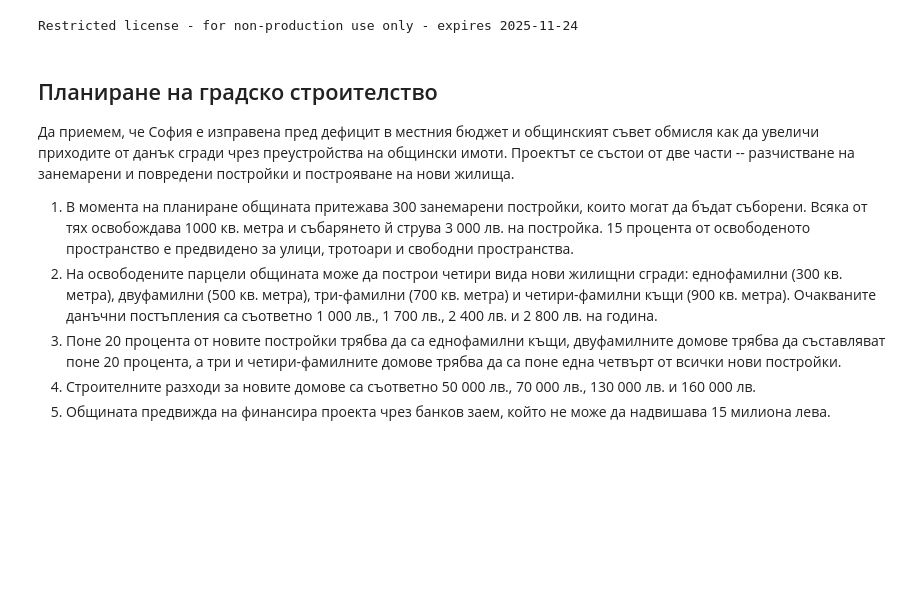
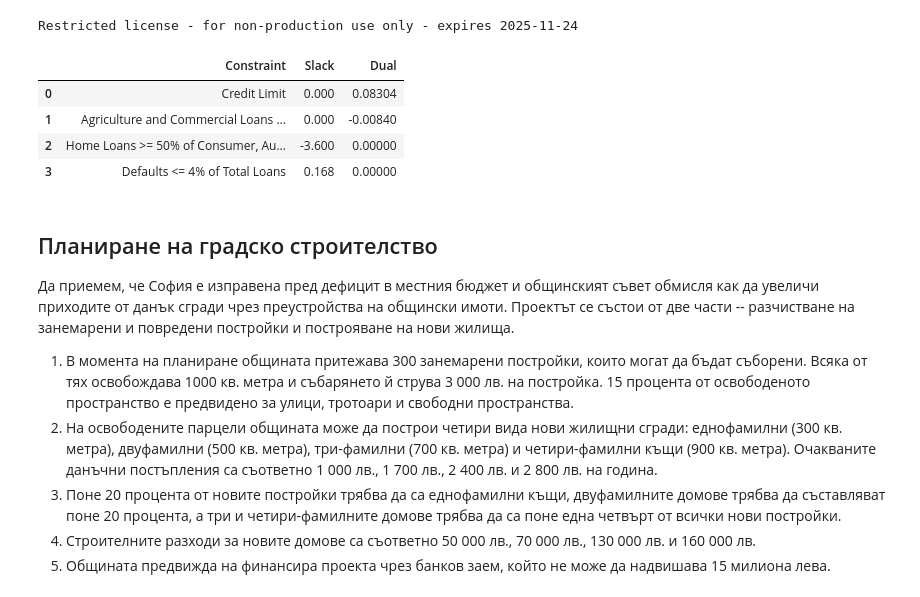
Before and after one commit to febse/opt2024, a Jupyter notebook: 00-Assignments/assignments.ipynb, the cells around one changed output. Cells and saved outputs as stored; diff of their text form; code cells hidden in the pictures; blank space fills up the shorter version.

```diff
--- a/00-Assignments/assignments.ipynb
+++ b/00-Assignments/assignments.ipynb
@@ -65,13 +103,14 @@ $$
 # %%
 # Create a new model
 m = gp.Model("mip1")
+m.params.LogToConsole = 0
 
 # Create variables
-x_cons = m.addVar(vtype=GRB.BINARY, name="Consumer")
-x_auto = m.addVar(vtype=GRB.BINARY, name="Automobile")
-x_home = m.addVar(vtype=GRB.BINARY, name="Home")
-x_agri = m.addVar(vtype=GRB.BINARY, name="Agriculture")
-x_comm = m.addVar(vtype=GRB.BINARY, name="Commercial")
+x_cons = m.addVar(name="Consumer")
+x_auto = m.addVar(name="Automobile")
+x_home = m.addVar(name="Home")
+x_agri = m.addVar(name="Agriculture")
+x_comm = m.addVar(name="Commercial")
 
 # Set objective
 
@@ -81,9 +120,32 @@ defaults = 0.1 * x_cons + 0.07 * x_auto + 0.03 * x_home + 0.05 * x_agri + 0.02 *
 m.setObjective(interest - defaults, GRB.MAXIMIZE)
 
 # Constraints
-# TODO
+
+x_all = gp.quicksum([x_cons, x_auto, x_home, x_agri, x_comm])
+
+
+m.addConstr(x_all <= 12, "Credit Limit")
+m.addConstr(x_agri + x_comm >= 0.4 * x_all, "Agriculture and Commercial Loans >= 40%")
+m.addConstr(x_home >= 0.5*(x_cons + x_auto + x_home), "Home Loans >= 50% of Consumer, Automobile, and Home Loans")
+m.addConstr(defaults <= 0.04 * x_all, "Defaults <= 4% of Total Loans")
+
+
+m.optimize()
+
+vars_df= pd.DataFrame(columns=["Variable", "Value", "RC"], data=[(var.varName, var.x, var.RC) for var in m.getVars()])
+vars_df
+
+constr_df = pd.DataFrame(columns=["Constraint", "Slack", "Dual"], data=[(constr.constrName, constr.slack, constr.pi) for constr in m.getConstrs()])
 # %% [output]
 Restricted license - for non-production use only - expires 2025-11-24
+# %%
+constr_df
+# %% [output]
+|  | Constraint | Slack | Dual |
+| 0 | Credit Limit | 0.000 | 0.08304 |
+| 1 | Agriculture and Commercial Loans ... | 0.000 | -0.00840 |
+| 2 | Home Loans >= 50% of Consumer, Au... | -3.600 | 0.00000 |
+| 3 | Defaults <= 4% of Total Loans | 0.168 | 0.00000 |
 # %% [markdown]
 ## Планиране на градско строителство
 
```
Also changed, not shown: parts of 11 cells of this notebook, 1 other file.
